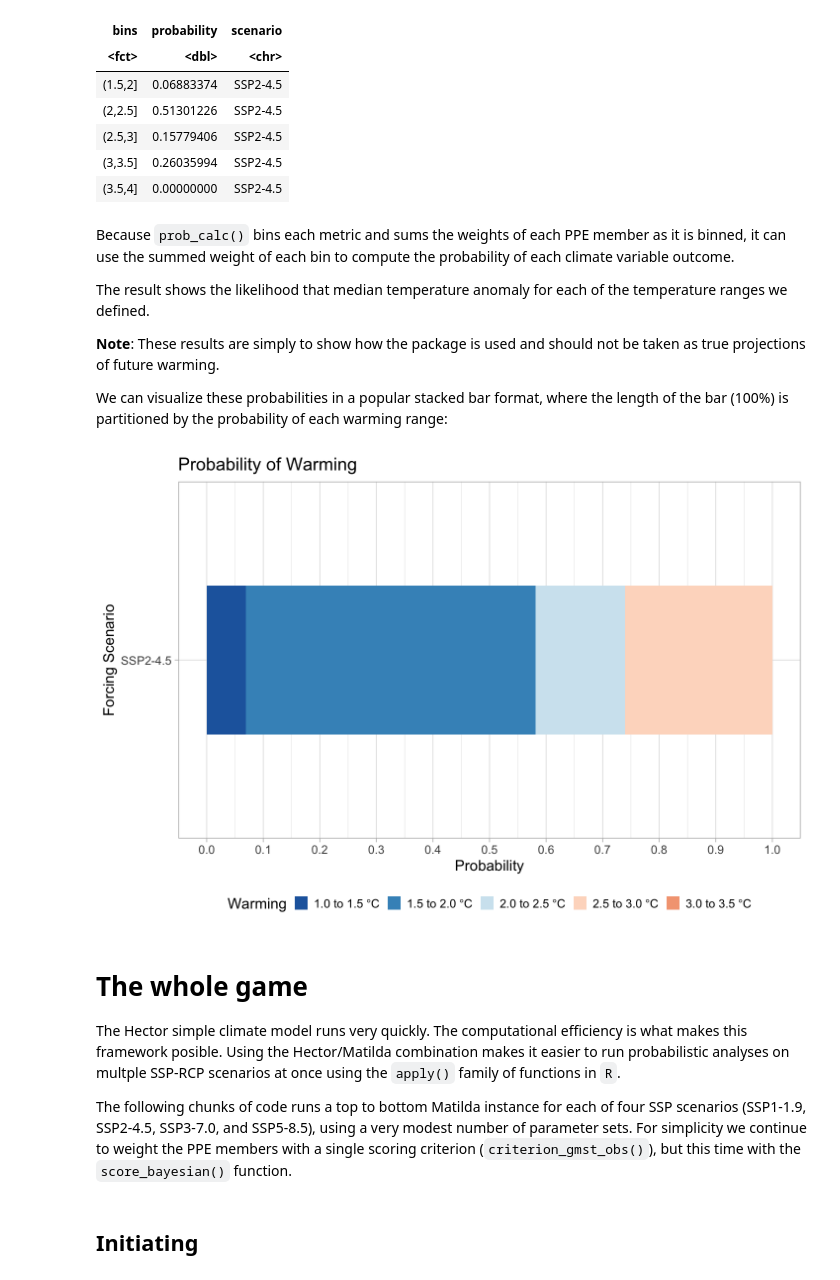
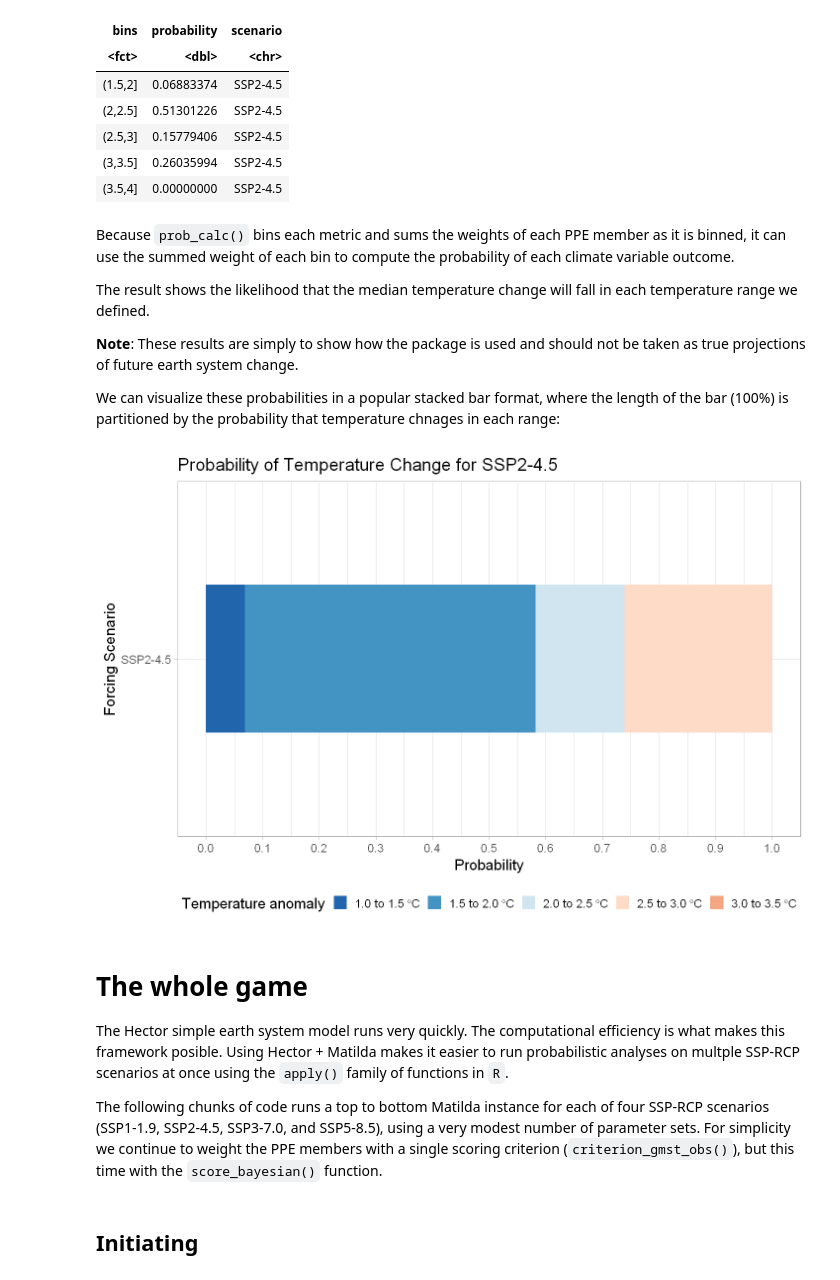
Before and after one commit to MSD-LIVE/jupyter-notebook-matilda, a Jupyter notebook: notebooks/quickstarter.ipynb, the cells around one changed output. Drawn from its saved outputs; the diff is of its cells as text; code cells hidden in the pictures.

```diff
--- a/notebooks/quickstarter.ipynb
+++ b/notebooks/quickstarter.ipynb
@@ -300,47 +302,47 @@ A data.frame: 5 × 3
 # %% [markdown]
 Because `prob_calc()` bins each metric and sums the weights of each PPE member as it is binned, it can use the summed weight of each bin to compute the probability of each climate variable outcome.
 
-The result shows the likelihood that median temperature anomaly for each of the temperature ranges we defined.
+The result shows the likelihood that the median temperature change will fall in each temperature range we defined.
 
-**Note**: These results are simply to show how the package is used and should not be taken as true projections of future warming.
+**Note**: These results are simply to show how the package is used and should not be taken as true projections of future earth system change.
 
-We can visualize these probabilities in a popular stacked bar format, where the length of the bar (100%) is partitioned by the probability of each warming range:
+We can visualize these probabilities in a popular stacked bar format, where the length of the bar (100%) is partitioned by the probability that temperature chnages in each range:
 # %%
 temp_cols <- c("#2166AC","#4393C3","#D1E5f0","#FDDBC7","#F4A582","#D6604D","#B2182B","#67001F")
 probability_plot <- ggplot(data = prob_results,
                           aes(fill = bins,
                               x = scenario,
                               y = probability)) +
                     geom_bar(position = position_fill(reverse = T),
                              stat = "identity",
                              width = 0.5) +
                     scale_y_continuous(breaks = seq(0.0, 1.0, 0.1)) +
                     scale_fill_manual(
                     values = temp_cols,
                     labels = c(expression(paste("1.0 to 1.5", ~degree, "C")),
                                expression(paste("1.5 to 2.0", ~degree, "C")),
                                expression(paste("2.0 to 2.5", ~degree, "C")),
                                expression(paste("2.5 to 3.0", ~degree, "C")),
                                expression(paste("3.0 to 3.5", ~degree, "C")),
                                expression(paste("3.5 to 4.0", ~degree, "C")),
                                expression(paste("4.0 to 4.5", ~degree, "C")),
                                expression(paste(" > 4.5", ~degree, "C"))),
-                        name = "Warming") +
+                        name = "Temperature anomaly") +
                     labs(y = "Probability",
                          x = "Forcing Scenario",
-                         title = "Probability of Warming") +
+                         title = "Probability of Temperature Change for SSP2-4.5") +
                     coord_flip() +
                     theme_light(base_size = 18) +
                     theme(legend.position = "bottom")
 probability_plot
 # %% [output]
-[figure, old version]
+[figure, new version]
 # %% [markdown]
 # The whole game
 
-The Hector simple climate model runs very quickly. The computational efficiency is what makes this framework posible. Using the Hector/Matilda combination makes it easier to run probabilistic analyses on multple SSP-RCP scenarios at once using the `apply()` family of functions in `R`.
+The Hector simple earth system model runs very quickly. The computational efficiency is what makes this framework posible. Using Hector + Matilda makes it easier to run probabilistic analyses on multple SSP-RCP scenarios at once using the `apply()` family of functions in `R`.
 
-The following chunks of code runs a top to bottom Matilda instance for each of four SSP scenarios (SSP1-1.9, SSP2-4.5, SSP3-7.0, and SSP5-8.5), using a very modest number of parameter sets. For simplicity we continue to weight the PPE members with a single scoring criterion (`criterion_gmst_obs()`), but this time with the `score_bayesian()` function.
+The following chunks of code runs a top to bottom Matilda instance for each of four SSP-RCP scenarios (SSP1-1.9, SSP2-4.5, SSP3-7.0, and SSP5-8.5), using a very modest number of parameter sets. For simplicity we continue to weight the PPE members with a single scoring criterion (`criterion_gmst_obs()`), but this time with the `score_bayesian()` function.
 # %% [markdown]
 ## Initiating
 # %%
```
Also changed, not shown: parts of 16 cells of this notebook.
